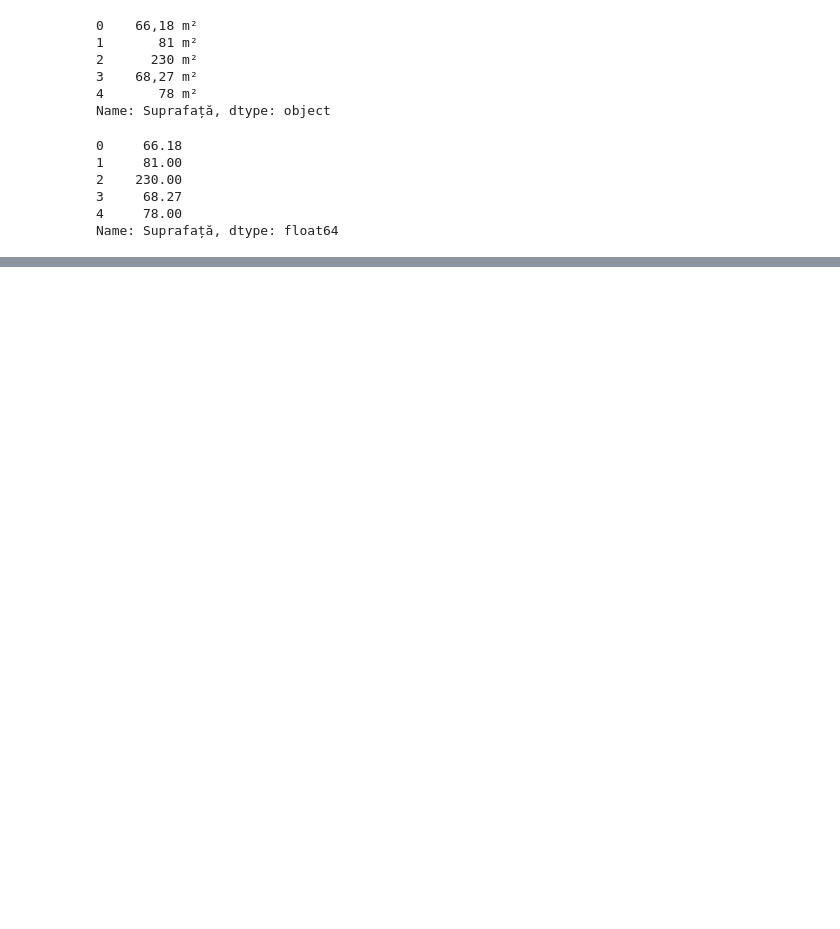
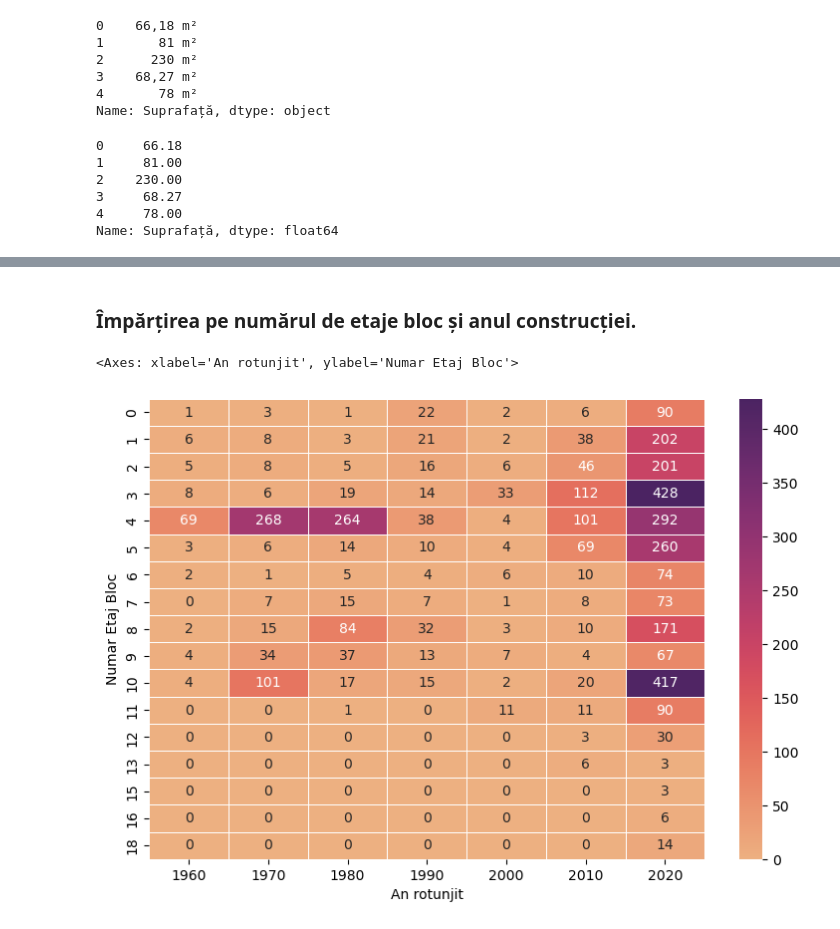
Before and after one commit to NextFriday27134/Tabelare, a Jupyter notebook: Proiect_Tabelare_si_Vizualizare.ipynb, the cells around one changed output, grey strips where cells are left out. Drawn from its saved outputs; the diff is of its cells as text; code cells hidden in the pictures; blank space fills up the shorter version.

```diff
--- a/Proiect_Tabelare_si_Vizualizare.ipynb
+++ b/Proiect_Tabelare_si_Vizualizare.ipynb
@@ -217,0 +381,12 @@ array([2015, 1989, 2001, 2023, 2022, 1970, 2026, 2018, 1997,    0, 2008,
+# %% [markdown]
+<h3>Împărțirea pe numărul de etaje bloc și anul construcției.</h3>
+# %%
+df = new_vanzare_df.groupby(['An rotunjit'], as_index=False)['Numar Etaj Bloc'].value_counts()
+blocuri = (df.pivot(index="Numar Etaj Bloc", columns="An rotunjit", values="count"))
+blocuri = blocuri.fillna(0)
+blocuri = blocuri.astype('int')
+f, ax = plt.subplots(figsize=(9,6))
+sns.heatmap(blocuri, annot=True, fmt="d", linewidths=.5, ax=ax, cmap="flare")
+# %% [output]
+<Axes: xlabel='An rotunjit', ylabel='Numar Etaj Bloc'>
+[figure, added]
```
Also changed, not shown: parts of 54 cells of this notebook, 1 other file.
